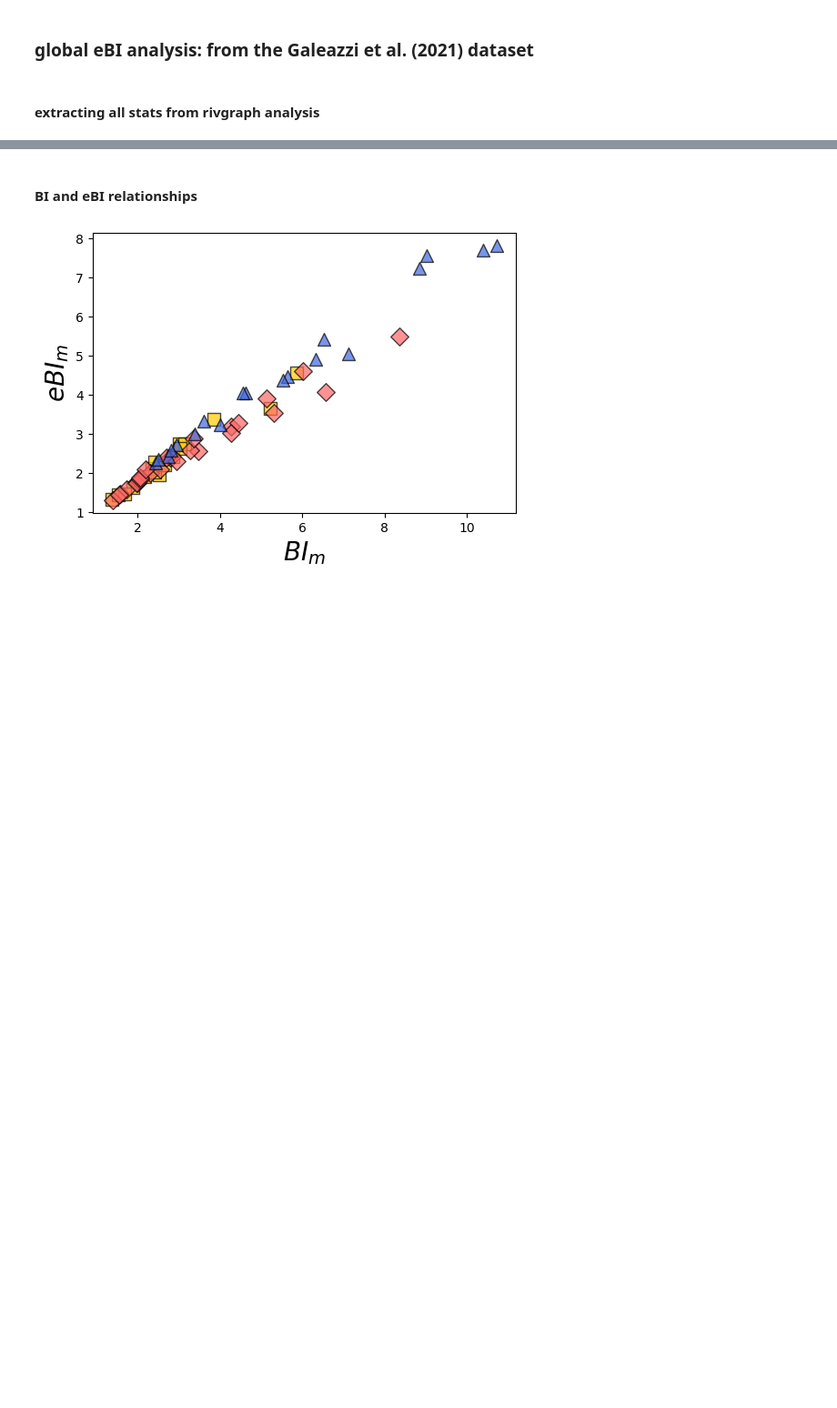
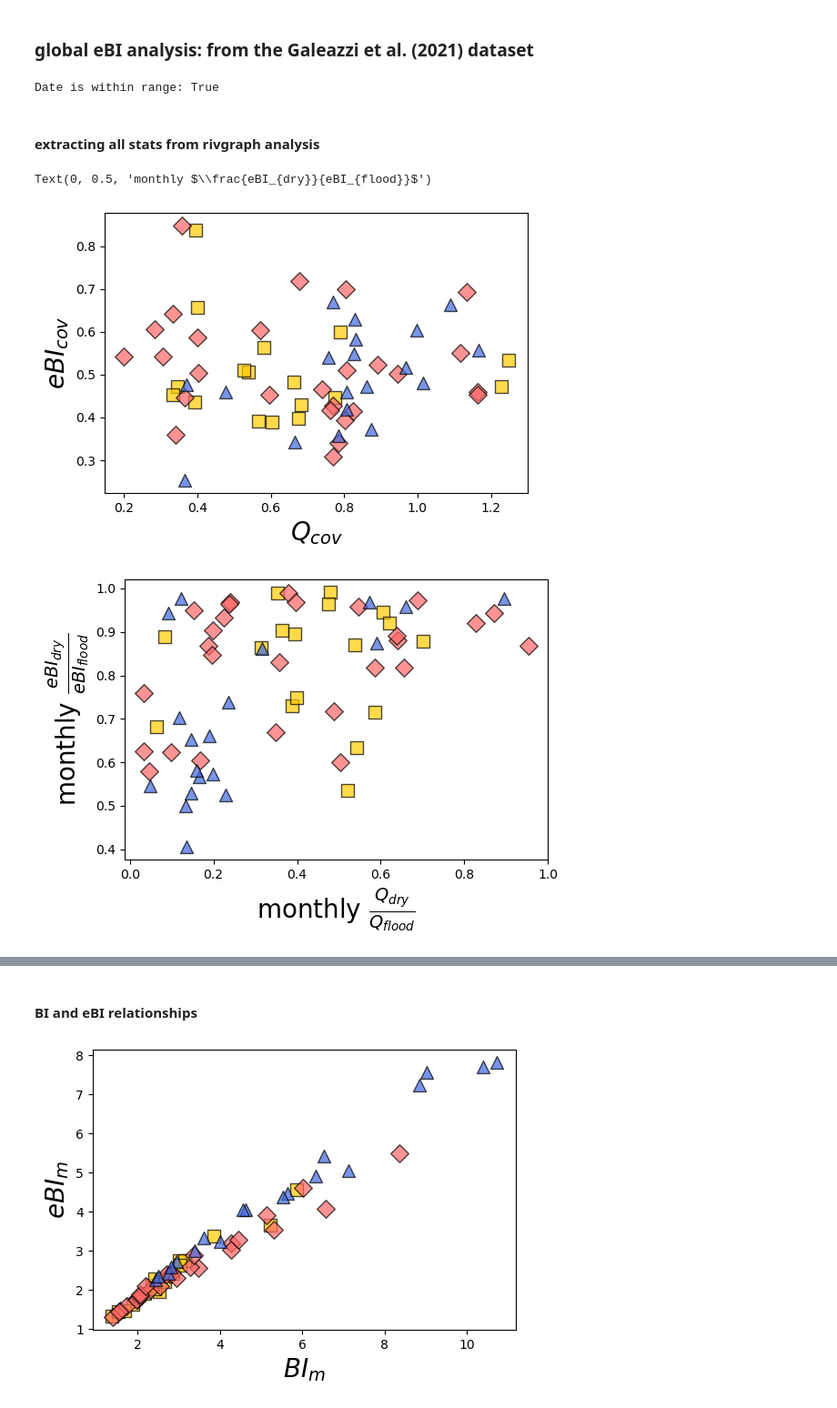
Before and after one commit to feifeixzhao/eBIcalculator, a Jupyter notebook: plot_eBI.ipynb, the cells around one changed output, grey strips where cells are left out. Shown at 91% size. Saved outputs shown, nothing was run; the diff lists cells and outputs as text; code cells hidden in the pictures; blank space fills up the shorter version.

```diff
--- a/plot_eBI.ipynb
+++ b/plot_eBI.ipynb
@@ -479,3 +572,33 @@ import matplotlib.pyplot as plt
+# %%
+from datetime import datetime
+
+def parse_month_day(month_day_str):
+    """Parse 'MM/DD' formatted date strings to (month, day) tuples."""
+    month, day = map(int, month_day_str.split('/'))
+    return month, day
+
+def is_within_range(date, start_str, end_str):
+    """Check if 'date' (a datetime object) is within the range defined by 'start_str' and 'end_str'."""
+    start_month, start_day = parse_month_day(start_str)
+    end_month, end_day = parse_month_day(end_str)
+
+    # Create (month, day) tuple from the date
+    date_month_day = (date.month, date.day)
+
+    # Handling year wrap-around
+    if (start_month, start_day) > (end_month, end_day):
+        # Range wraps to the next year
+        return date_month_day >= (start_month, start_day) or date_month_day <= (end_month, end_day)
+    else:
+        # Normal range within the same year
+        return (start_month, start_day) <= date_month_day <= (end_month, end_day)
+
+# Example of usage:
+date_to_check = datetime.strptime('2023-12-20', '%Y-%m-%d')  # Sample date
+in_range = is_within_range(date_to_check, '12/15', '01/15')  # Check for a range from Dec 15 to Jan 15
+print("Date is within range:", in_range)
+# %% [output]
+Date is within range: True
 # %% [markdown]
 #### extracting all stats from rivgraph analysis
 # %%
@@ -532,3 +709,34 @@ for river_folder in os.listdir(root_dir):
 
 # Concatenate all DataFrames into a single DataFrame
 statistics_df = pd.concat(statistics_dfs, ignore_index=True)
+# %%
+statistics_df['low_high_mean'] = statistics_df['Mean_Low_Flow_Discharge'] / statistics_df['Mean_High_Flow_Discharge']
+
+fig1=plt.figure(figsize=(6, 4))
+fig2=plt.figure(figsize=(6, 4))
+
+ax1 = fig1.add_subplot(111)
+ax2 = fig2.add_subplot(111)
+
+markers = {'HSW': 's', 'LSW': 'D', 'B': '^'}
+colors = {'HSW': '#FFCC00', 'LSW': '#FF6666', 'B': '#4169E1'}
+for cls in markers:
+    ax1.scatter(statistics_df[statistics_df['Classification'] == cls]['Cov_Discharge'],
+                statistics_df[statistics_df['Classification'] == cls]['Coeff_Variation_ebi'],
+                label=cls, marker=markers[cls], c=colors[cls], edgecolors='black', s=100, alpha=0.7) # s is size of markers
+    ax2.scatter(statistics_df[statistics_df['Classification'] == cls]['low_high_mean'],
+                statistics_df[statistics_df['Classification'] == cls]['Month_diff'],
+                label=cls, marker=markers[cls], c=colors[cls], edgecolors='black', s=100, alpha=0.7) # s is size of markers
+
+ax1.set_xlabel(r'${Q_{cov}}$', fontsize=20)
+ax1.set_ylabel(r'${eBI_{cov}}$', fontsize=20)
+
+ax2.set_xlabel(r'monthly $\frac{Q_{dry}}{Q_{flood}}$', fontsize=20)
+ax2.set_ylabel(r'monthly $\frac{eBI_{dry}}{eBI_{flood}}$', fontsize=20)
+#ax2.set_xscale('log')
+#for i, row in statistics_df.iterrows():
+    #ax2.annotate(row['River'], (row['low_high_mean'], row['Month_diff']), textcoords="offset points", xytext=(0,10), ha='center', fontsize=10)
+# %% [output]
+Text(0, 0.5, 'monthly $\\frac{eBI_{dry}}{eBI_{flood}}$')
+[figure, added]
+[figure, added]
```
Also changed, not shown: parts of 12 cells of this notebook.
